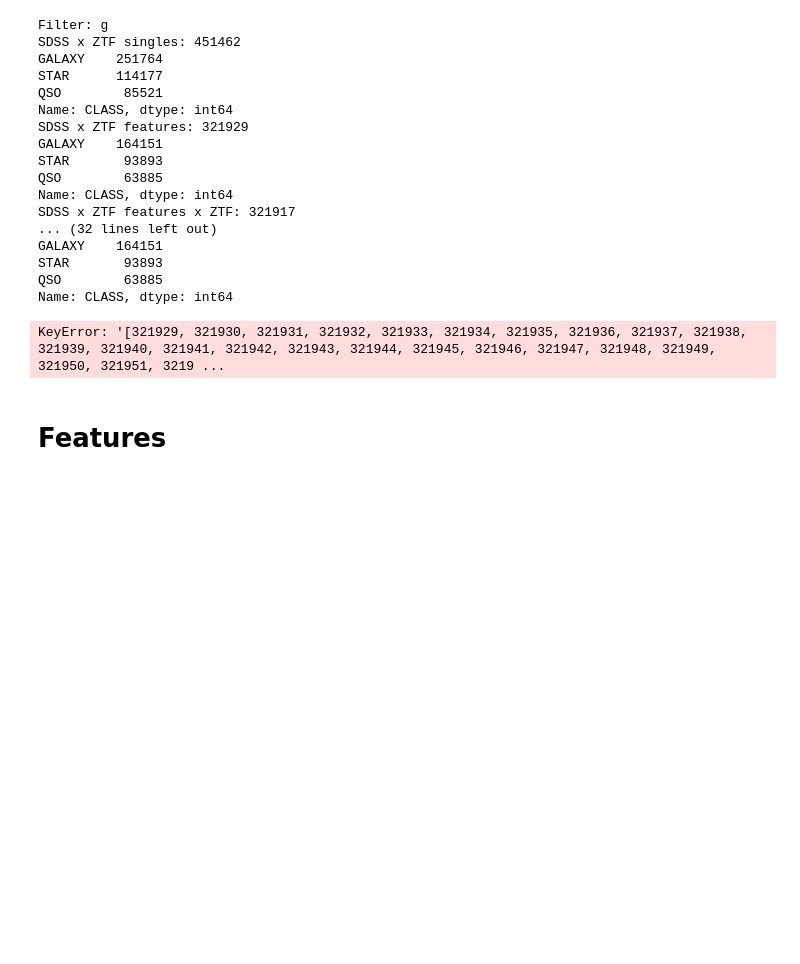
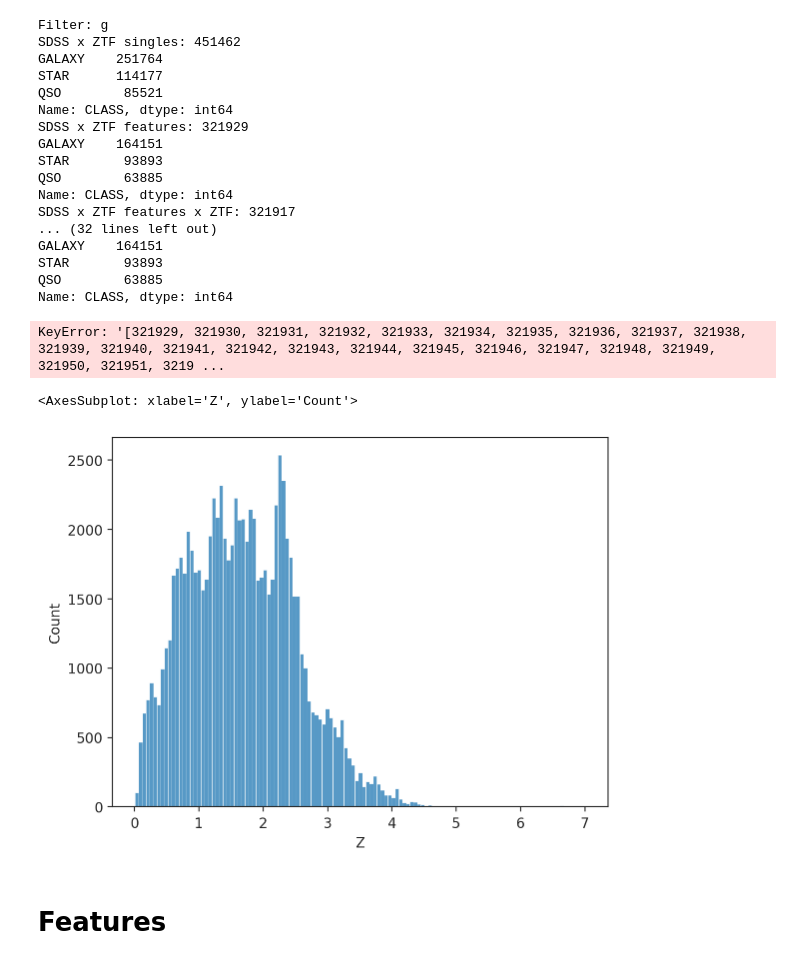
Before and after one commit to snakoneczny/ztf-agn, a Jupyter notebook: notebooks/data.ipynb, the cells around one changed output. Cells and saved outputs as stored; diff of their text form; code cells hidden in the pictures; blank space fills up the shorter version.

```diff
--- a/notebooks/data.ipynb
+++ b/notebooks/data.ipynb
@@ -36,14 +23,7 @@ from reports import show_mcmc_report, compare_redshifts, compare_biases, print_l
-# %%
-%matplotlib inline
-set_matplotlib_formats('retina')
-plt.rcParams['figure.dpi'] = 100
-plt.rcParams['savefig.dpi'] = 300
-sns.set_style('ticks', {'axes.grid': False})
-pd.set_option('mode.chained_assignment', None)
 # %%
 from IPython.display import set_matplotlib_formats
 set_matplotlib_formats('retina')
-plt.rcParams['savefig.dpi'] = 600
+plt.rcParams['savefig.dpi'] = 300
 plt.rcParams['figure.dpi'] = 100
 sns.set_style('ticks', {'axes.grid': False})
 pd.set_option('mode.chained_assignment', None)
@@ -684,6 +664,11 @@ STAR       93893
 QSO        63885
 Name: CLASS, dtype: int64
 KeyError: '[321929, 321930, 321931, 321932, 321933, 321934, 321935, 321936, 321937, 321938, 321939, 321940, 321941, 321942, 321943, 321944, 321945, 321946, 321947, 321948, 321949, 321950, 321951, 3219 ...
+# %%
+sns.histplot(sdss_x_ztf.loc[sdss_x_ztf['CLASS'] == 'QSO'], x='Z')
+# %% [output]
+<AxesSubplot: xlabel='Z', ylabel='Count'>
+[figure, added]
 # %% [markdown]
 # Features
 # %%
```
Also changed, not shown: parts of 2 cells of this notebook, 8 other files.
